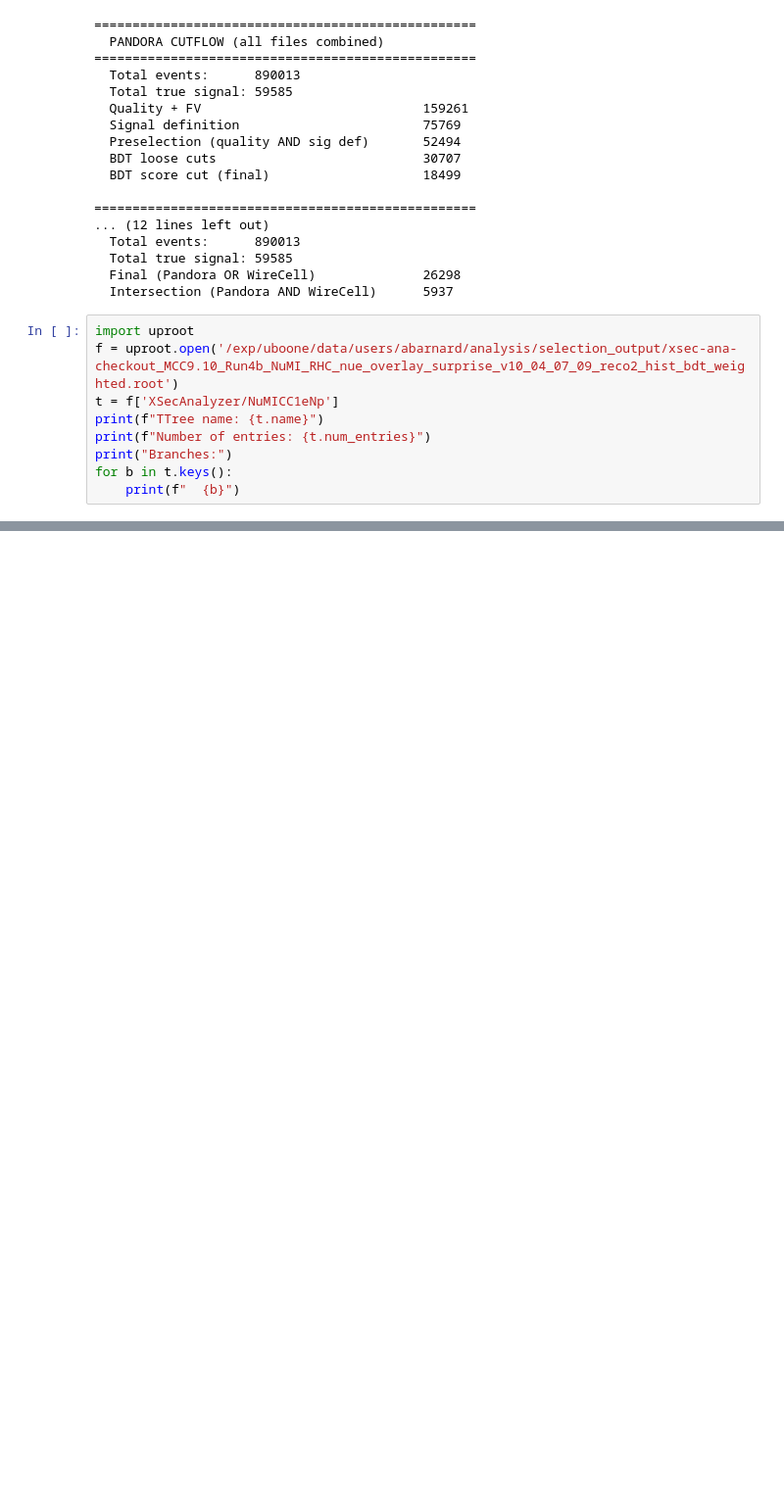
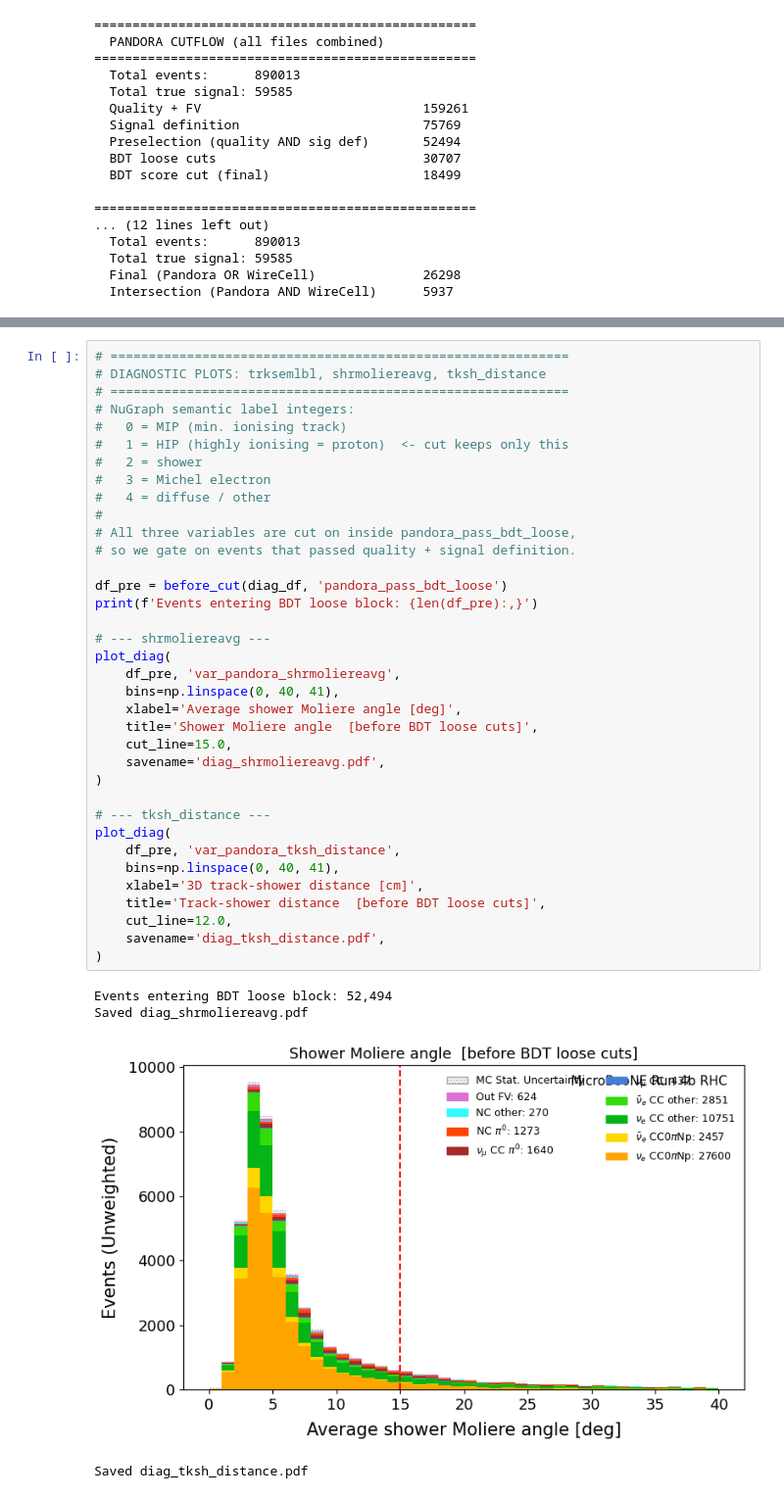
Before and after one commit to abbeybarnard/xsec_analyzer, a Jupyter notebook: analysis.ipynb, the cells around one changed output, grey strips where cells are left out. Shown at 98% size. Cells and saved outputs as stored; diff of their text form; blank space fills up the shorter version.

```diff
--- a/analysis.ipynb
+++ b/analysis.ipynb
@@ -749,12 +874,3 @@ for branch, label in union_branches:
   Total true signal: 59585
   Final (Pandora OR WireCell)              26298
   Intersection (Pandora AND WireCell)      5937
-# %%
-import uproot
-f = uproot.open('/exp/uboone/data/users/abarnard/analysis/selection_output/xsec-ana-checkout_MCC9.10_Run4b_NuMI_RHC_nue_overlay_surprise_v10_04_07_09_reco2_hist_bdt_weighted.root')
-t = f['XSecAnalyzer/NuMICC1eNp']
-print(f"TTree name: {t.name}")
-print(f"Number of entries: {t.num_entries}")
-print("Branches:")
-for b in t.keys():
-    print(f"  {b}")
@@ -778,0 +1001,41 @@ Branches:
+# %%
+# ============================================================
+# DIAGNOSTIC PLOTS: trksemlbl, shrmoliereavg, tksh_distance
+# ============================================================
+# NuGraph semantic label integers:
+#   0 = MIP (min. ionising track)
+#   1 = HIP (highly ionising = proton)  <- cut keeps only this
+#   2 = shower
+#   3 = Michel electron
+#   4 = diffuse / other
+#
+# All three variables are cut on inside pandora_pass_bdt_loose,
+# so we gate on events that passed quality + signal definition.
+
+df_pre = before_cut(diag_df, 'pandora_pass_bdt_loose')
+print(f'Events entering BDT loose block: {len(df_pre):,}')
+
+# --- shrmoliereavg ---
+plot_diag(
+    df_pre, 'var_pandora_shrmoliereavg',
+    bins=np.linspace(0, 40, 41),
+    xlabel='Average shower Moliere angle [deg]',
+    title='Shower Moliere angle  [before BDT loose cuts]',
+    cut_line=15.0,
+    savename='diag_shrmoliereavg.pdf',
+)
+
+# --- tksh_distance ---
+plot_diag(
+    df_pre, 'var_pandora_tksh_distance',
+    bins=np.linspace(0, 40, 41),
+    xlabel='3D track-shower distance [cm]',
+    title='Track-shower distance  [before BDT loose cuts]',
+    cut_line=12.0,
+    savename='diag_tksh_distance.pdf',
+)
+# %% [output]
+Events entering BDT loose block: 52,494
+Saved diag_shrmoliereavg.pdf
+[figure, added]
+Saved diag_tksh_distance.pdf
```
Also changed, not shown: parts of 9 cells of this notebook, 3 other files.
